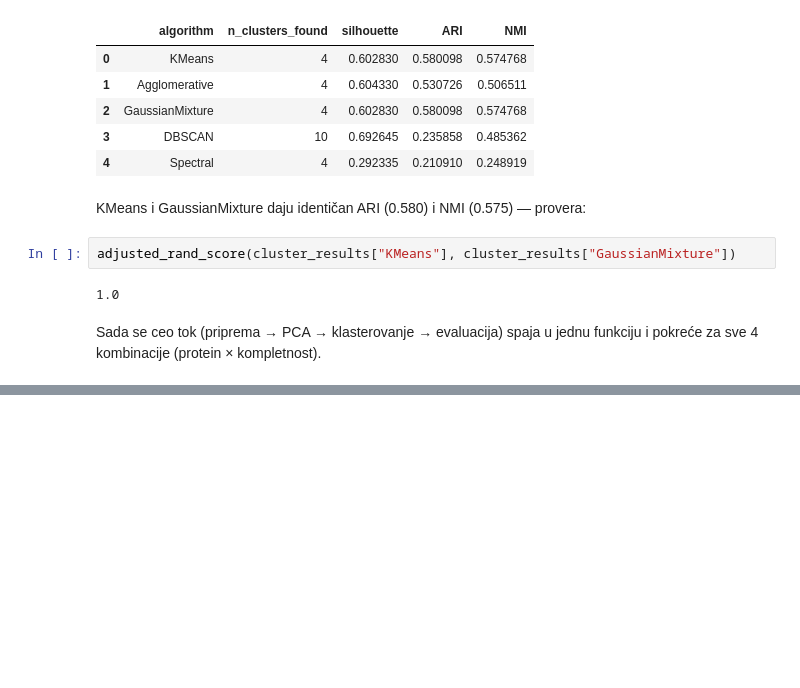
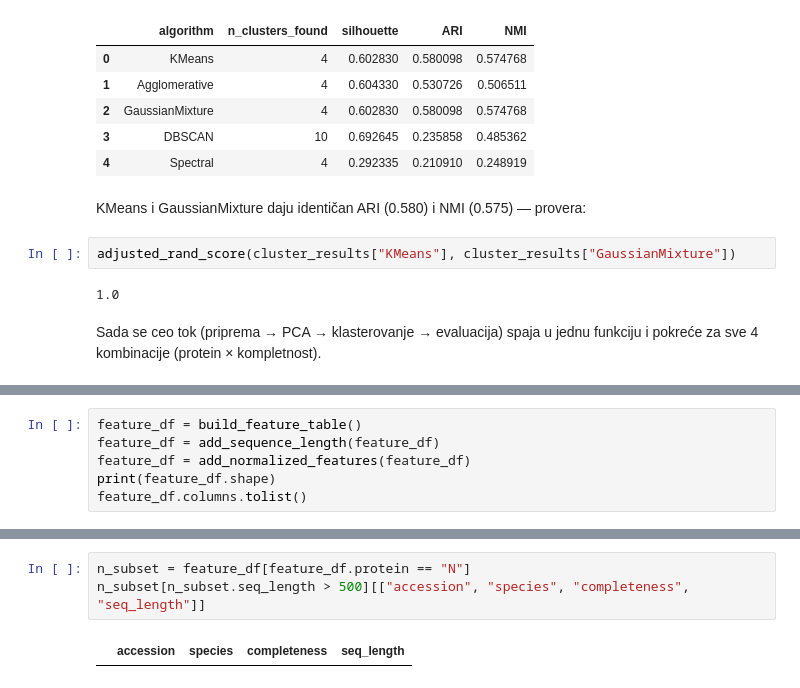
Before and after one commit to VladimirManda10/Hantavirus, a Jupyter notebook: notebook.ipynb, the cells around one changed output, grey strips where cells are left out. Drawn from its saved outputs; the diff is of its cells as text; blank space fills up the shorter version.

```diff
--- a/notebook.ipynb
+++ b/notebook.ipynb
@@ -988,0 +1169,6 @@ Zavrseno: N/complete
+# %%
+feature_df = build_feature_table()
+feature_df = add_sequence_length(feature_df)
+feature_df = add_normalized_features(feature_df)
+print(feature_df.shape)
+feature_df.columns.tolist()
@@ -988,0 +1192,5 @@ Zavrseno: N/complete
+# %%
+n_subset = feature_df[feature_df.protein == "N"]
+n_subset[n_subset.seq_length > 500][["accession", "species", "completeness", "seq_length"]]
+# %% [output]
+|  | accession | species | completeness | seq_length |
```
Also changed, not shown: parts of 13 cells of this notebook, 4 other files.
